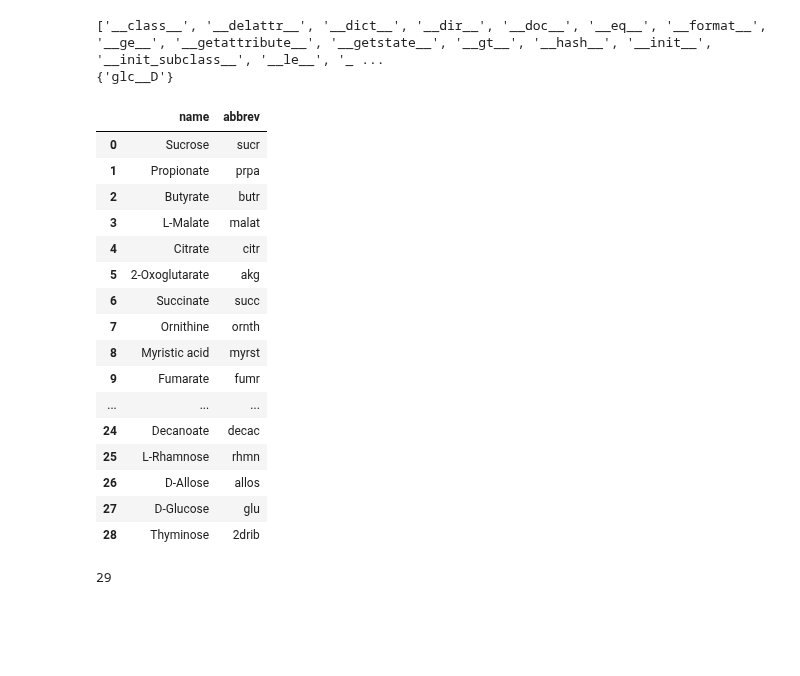
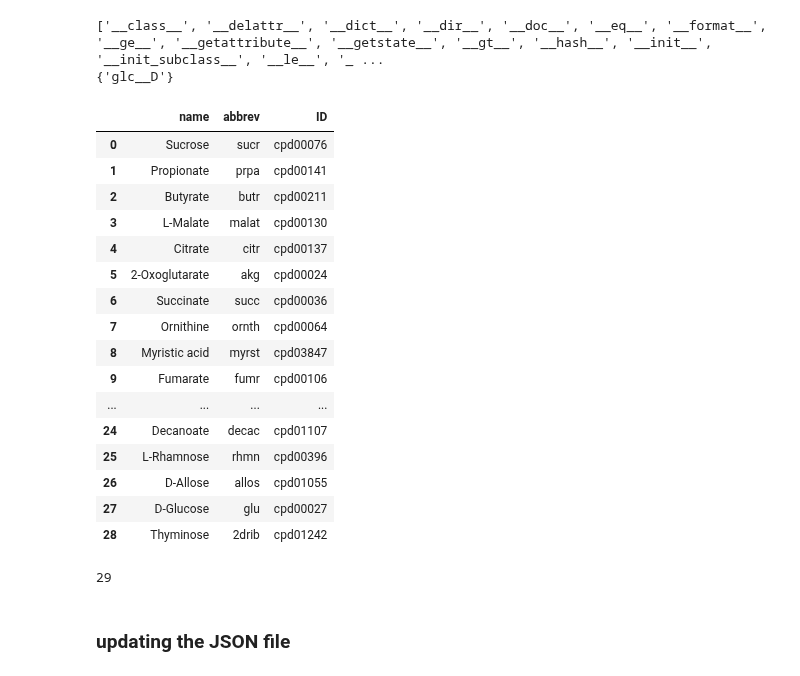
Before and after one commit to ModelSEED/MicrobiomeNotebooks, a Jupyter notebook: WesternDietMicrobiomes/escher_API_mapping.ipynb, the cells around one changed output. Cells and saved outputs as stored; diff of their text form; code cells hidden in the pictures; blank space fills up the shorter version.

```diff
--- a/WesternDietMicrobiomes/escher_API_mapping.ipynb
+++ b/WesternDietMicrobiomes/escher_API_mapping.ipynb
@@ -1010,38 +1010,41 @@ print(cpd.annotation["BiGG"])
 # %%
 from pandas import DataFrame
 
-nameAbbrev = DataFrame(columns=["name", "abbrev"])
+nameAbbrev = DataFrame(columns=["name", "abbrev", "ID"])
 
 cpdID_abbrv = {
     'cpd00076': 'sucr', 'cpd00141': 'prpa', 'cpd00211': 'butr', 'cpd00130': 'malat', 'cpd00137': 'citr', 'cpd00024': 'akg',
     'cpd00036': 'succ', 'cpd00064': 'ornth', 'cpd03847': 'myrst', 'cpd00106': 'fumr', 'cpd00108': 'galct', 'cpd00382': 'melit',
     'cpd00105': 'ribs', 'cpd00121': 'inost', 'cpd00751': 'fucos', 'cpd00122': 'acglum', 'cpd00158': 'cellb',
     'cpd00214': 'palm', 'cpd03198': 'melib', 'cpd01171': 'dulco', 'cpd00020': 'pyr', 'cpd00224': 'arbns', 'cpd00082': 'fru',
     'cpd00851': '4hpro', 'cpd01107': 'decac', 'cpd00396': 'rhmn', 'cpd01055': 'allos', 'cpd00027': 'glu',
     'cpd01242': '2drib'}
 
 for cpdID, abbrev in cpdID_abbrv.items():
     cpd = msdb.compounds.get_by_id(cpdID)
-    nameAbbrev.loc[len(nameAbbrev)] = [cpd.name, abbrev]
+    nameAbbrev.loc[len(nameAbbrev)] = [cpd.name, abbrev, cpdID]
 
 display(nameAbbrev)
 print(len(cpdID_abbrv))
+nameAbbrev.to_csv("nameAbbrev.csv")
 # %% [output]
-|  | name | abbrev |
-| 0 | Sucrose | sucr |
-| 1 | Propionate | prpa |
-| 2 | Butyrate | butr |
-| 3 | L-Malate | malat |
-| 4 | Citrate | citr |
-| 5 | 2-Oxoglutarate | akg |
-| 6 | Succinate | succ |
-| 7 | Ornithine | ornth |
-| 8 | Myristic acid | myrst |
-| 9 | Fumarate | fumr |
-| ... | ... | ... |
-| 24 | Decanoate | decac |
-| 25 | L-Rhamnose | rhmn |
-| 26 | D-Allose | allos |
-| 27 | D-Glucose | glu |
-| 28 | Thyminose | 2drib |
+|  | name | abbrev | ID |
+| 0 | Sucrose | sucr | cpd00076 |
+| 1 | Propionate | prpa | cpd00141 |
+| 2 | Butyrate | butr | cpd00211 |
+| 3 | L-Malate | malat | cpd00130 |
+| 4 | Citrate | citr | cpd00137 |
+| 5 | 2-Oxoglutarate | akg | cpd00024 |
+| 6 | Succinate | succ | cpd00036 |
+| 7 | Ornithine | ornth | cpd00064 |
+| 8 | Myristic acid | myrst | cpd03847 |
+| 9 | Fumarate | fumr | cpd00106 |
+| ... | ... | ... | ... |
+| 24 | Decanoate | decac | cpd01107 |
+| 25 | L-Rhamnose | rhmn | cpd00396 |
+| 26 | D-Allose | allos | cpd01055 |
+| 27 | D-Glucose | glu | cpd00027 |
+| 28 | Thyminose | 2drib | cpd01242 |
 29
+# %% [markdown]
+### updating the JSON file
```
Also changed, not shown: parts of 6 cells of this notebook, 6 other files.
